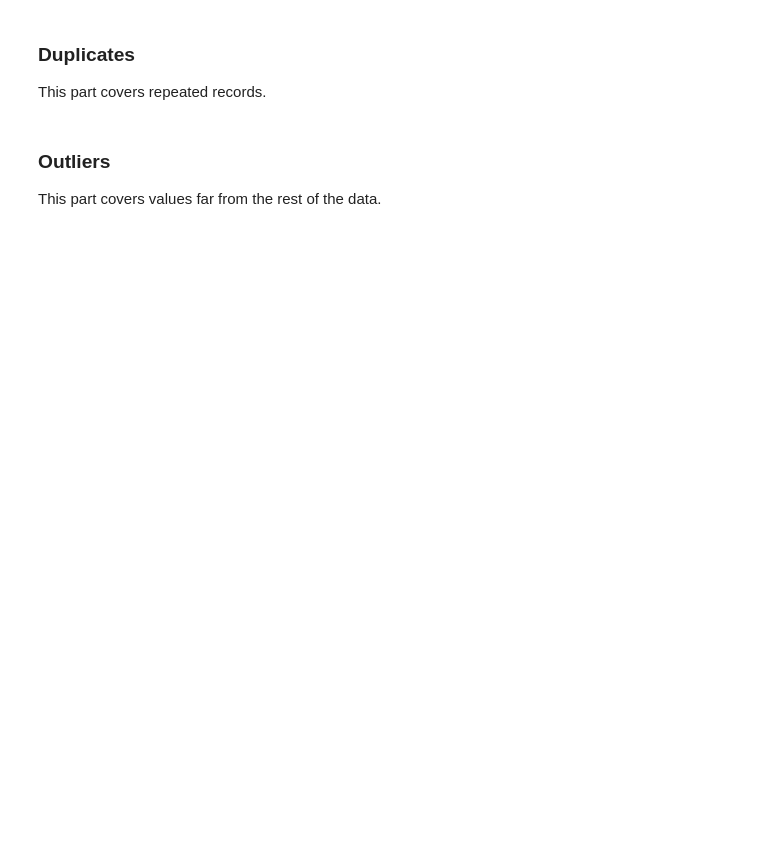
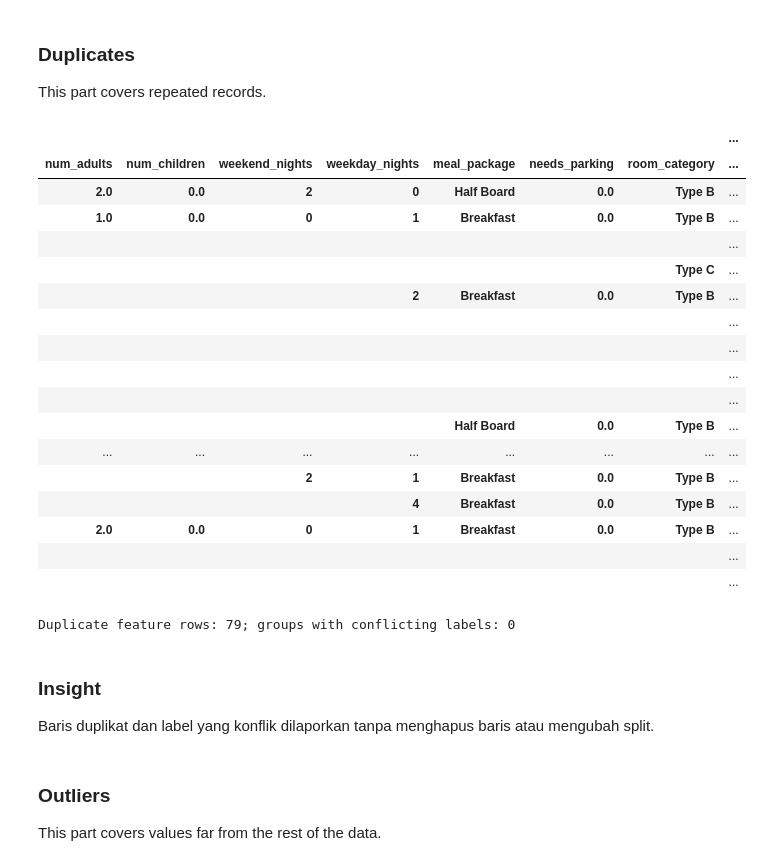
Before and after one commit to parkuskus/IF3170_G03_FiveAgents, a Jupyter notebook: notebooks/Notebook_FiveAgents_Tugas_Besar_2_IF3170_Inteligensi_Artifisial_2026_2027.ipynb, the cells around one changed output. Cells and saved outputs as stored; diff of their text form; code cells hidden in the pictures; blank space fills up the shorter version.

```diff
--- a/notebooks/Notebook_FiveAgents_Tugas_Besar_2_IF3170_Inteligensi_Artifisial_2026_2027.ipynb
+++ b/notebooks/Notebook_FiveAgents_Tugas_Besar_2_IF3170_Inteligensi_Artifisial_2026_2027.ipynb
@@ -90,8 +110,11 @@ Paths and shared constants are kept in this class.
 # %%
 class Settings:
     SEED       = 42
-    DATA_DIR   = Path('data')
-    OUTPUT_DIR = Path('output')
+    ROOT_DIR   = next((path for path in (Path.cwd(), *Path.cwd().parents) if (path / 'data' / 'train.csv').is_file()), Path.cwd())
+    DATA_DIR   = ROOT_DIR / 'data'
+    TRAIN_PATH = DATA_DIR / 'train.csv'
+    TEST_PATH  = DATA_DIR / 'test.csv'
+    OUTPUT_DIR = ROOT_DIR / 'output'
 
 CFG = Settings()
 CFG.OUTPUT_DIR.mkdir(parents=True, exist_ok=True)
@@ -166,4 +537,17 @@ Preparation steps may use `sklearn`. Every statistic comes from the training spl
 
 Selection decides which records and attributes stay in the analysis.
 # %%
-# Write your code here
+feature_columns = [column for column in train_df.columns if column not in {'id', 'is_canceled'}]
+X_train_raw = train_df.iloc[train_idx][feature_columns].copy()
+X_val_raw = train_df.iloc[valid_idx][feature_columns].copy()
+X_test_raw = test_df[feature_columns].copy()
+y_train = train_df.iloc[train_idx]['is_canceled'].to_numpy(dtype=int)
+y_val = train_df.iloc[valid_idx]['is_canceled'].to_numpy(dtype=int)
+
+if X_train_raw.columns.tolist() != X_val_raw.columns.tolist() or X_train_raw.columns.tolist() != X_test_raw.columns.tolist():
+    raise ValueError('Train, validation, and test predictors must have the same columns in the same order.')
+if {'id', 'is_canceled'} & set(feature_columns):
+    raise ValueError('ID and target columns must not be model features.')
+
+print(f'Features: {len(feature_columns)} | train: {len(X_train_raw)} | validation: {len(X_val_raw)} | test: {len(X_test_raw)}')
+display(pd.DataFrame({'dtype': X_train_raw.dtypes.astype(str), 'missing_train': X_train_raw.isna().sum(), 'unique_train': X_train_raw.nunique(dropna=True)}))
@@ -182,7 +610,43 @@ This part covers missing values, if any.
 
 This part covers repeated records.
 # %%
-# Write your code here
+duplicate_mask = X_train_raw.duplicated(keep=False)
+if duplicate_mask.any():
+    duplicate_rows = X_train_raw.loc[duplicate_mask].copy()
+    duplicate_rows['target'] = y_train[duplicate_mask.to_numpy()]
+    duplicate_groups = duplicate_rows.groupby(feature_columns, dropna=False).agg(
+        rows=('target', 'size'),
+        distinct_labels=('target', 'nunique'),
+    ).sort_values(['distinct_labels', 'rows'], ascending=False)
+    display(duplicate_groups.head(20))
+    print(f'Duplicate feature rows: {int(duplicate_mask.sum())}; groups with conflicting labels: {int((duplicate_groups["distinct_labels"] > 1).sum())}')
+else:
+    duplicate_groups = pd.DataFrame(columns=['rows', 'distinct_labels'])
+    print('No duplicate feature rows in train_set.')
+# %% [output]
+|  |  |  |  |  |  |  | ... |
+| num_adults | num_children | weekend_nights | weekday_nights | meal_package | needs_parking | room_category | ... |
+| 2.0 | 0.0 | 2 | 0 | Half Board | 0.0 | Type B | ... |
+| 1.0 | 0.0 | 0 | 1 | Breakfast | 0.0 | Type B | ... |
+|  |  |  |  |  |  |  | ... |
+|  |  |  |  |  |  | Type C | ... |
+|  |  |  | 2 | Breakfast | 0.0 | Type B | ... |
+|  |  |  |  |  |  |  | ... |
+|  |  |  |  |  |  |  | ... |
+|  |  |  |  |  |  |  | ... |
+|  |  |  |  |  |  |  | ... |
+|  |  |  |  | Half Board | 0.0 | Type B | ... |
+| ... | ... | ... | ... | ... | ... | ... | ... |
+|  |  | 2 | 1 | Breakfast | 0.0 | Type B | ... |
+|  |  |  | 4 | Breakfast | 0.0 | Type B | ... |
+| 2.0 | 0.0 | 0 | 1 | Breakfast | 0.0 | Type B | ... |
+|  |  |  |  |  |  |  | ... |
+|  |  |  |  |  |  |  | ... |
+Duplicate feature rows: 79; groups with conflicting labels: 0
+# %% [markdown]
+### Insight
+
+Baris duplikat dan label yang konflik dilaporkan tanpa menghapus baris atau mengubah split.
 # %% [markdown]
 ### Outliers
 
```
Also changed, not shown: parts of 83 cells of this notebook, 12 other files.
